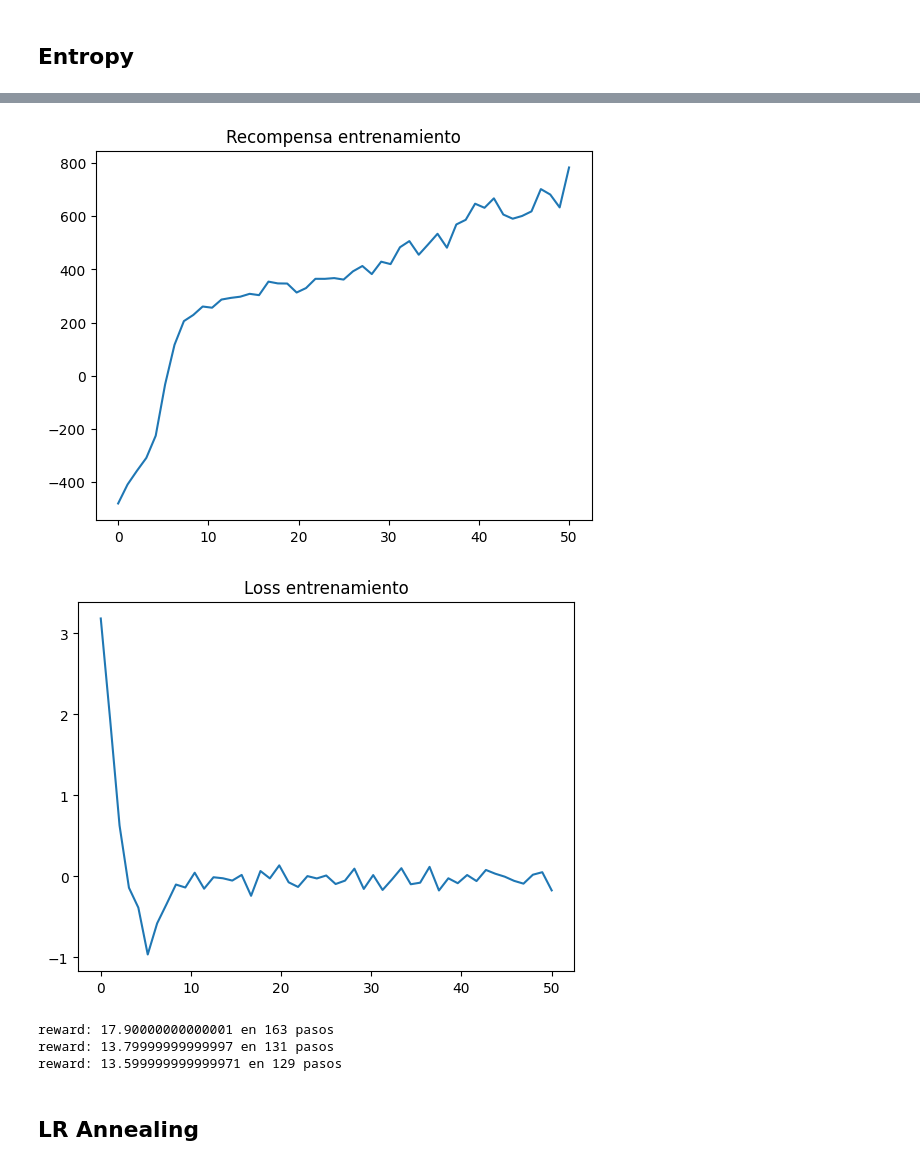
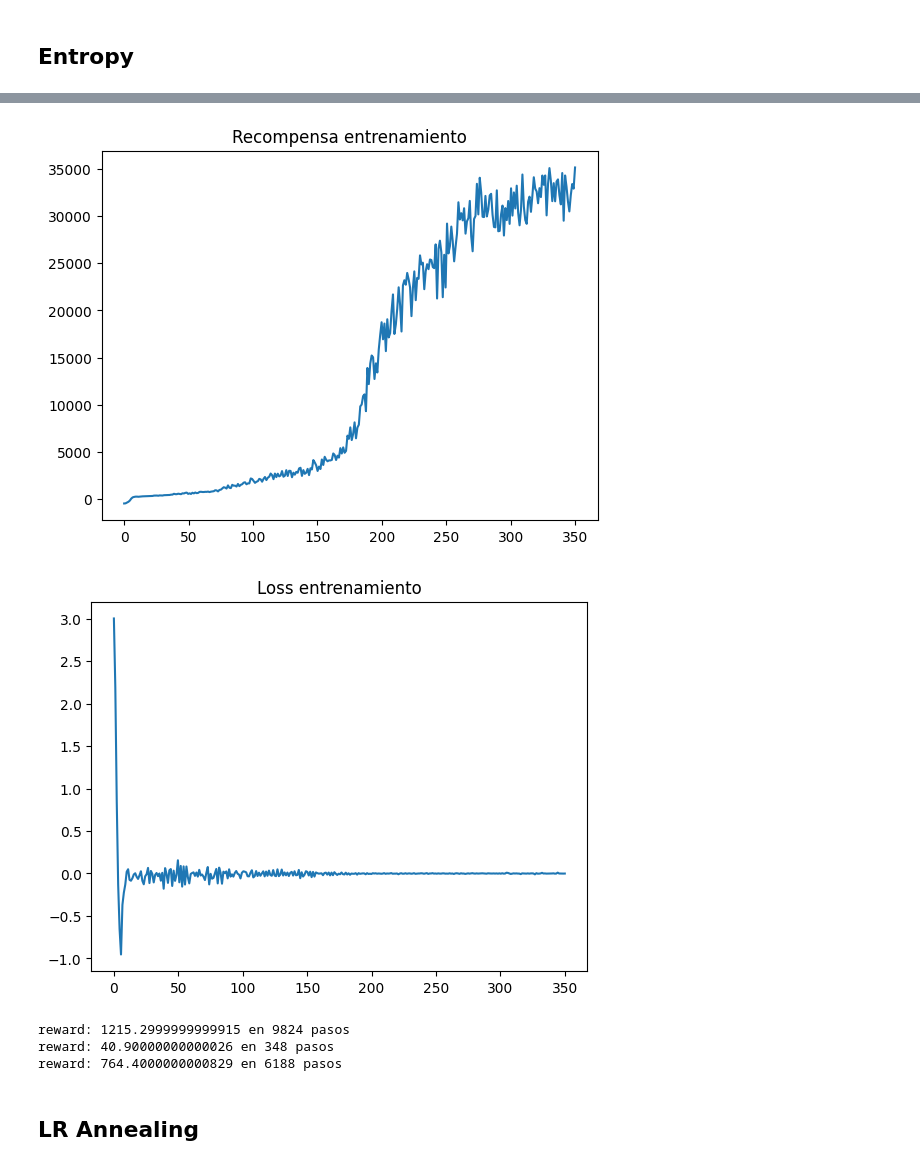
Before and after one commit to ArcaloJade/TPF-RL-LopezVilaclara-Costantini-Lewit, a Jupyter notebook: proyecto.ipynb, the cells around one changed output, grey strips where cells are left out. Saved outputs shown, nothing was run; the diff lists cells and outputs as text; code cells hidden in the pictures.

```diff
--- a/proyecto.ipynb
+++ b/proyecto.ipynb
@@ -193,7 +205,7 @@ env = gymnasium.make("FlappyBird-v0", use_lidar=False)
 policy_net = PolicyNet(12, 2)
 value_net = ValueNet(12, 1)
 hiperparams = {
-    "epochs": 1000, #dejar 1500,
+    "epochs": 500, #dejar 1500,
     "K": 80,
     "batch_size": 64,
     "policy_net": policy_net,
@@ -203,7 +215,7 @@ hiperparams = {
     "discount_factor": 0.95,
     "gae_lambda": 0.95,
     "entropy_coeficient": 0.01,
-    "max_length": 40000
+    "max_length": 5000
 
 }
 # %%
@@ -237,24 +249,24 @@ Epoch 50/50 -- reward: 709.00
 # %%
 modelo_entrenado = "PPO_Clip_Entropy v1"
 env = gymnasium.make("FlappyBird-v0", use_lidar=False)
-PPO = PPO_Clip_Basic(hiperparams )
+PPO = PPO_Clip_Entropy(hiperparams )
 plot_metrics(modelo_entrenado, hiperparams)
 
 policy_net = PolicyNet(12, 2)
 
 policy_net.load_state_dict(torch.load(f"trained_net/{modelo_entrenado}/flappy_actor.pth"))
 policy_net.eval()
 
 PPO.policy_net = policy_net
 
 PPO.evaluate(env, 3)
 env.close()
 # %% [output]
-[figure, old version]
+[figure, new version]
-[figure, old version]
+[figure, new version]
-reward: 17.90000000000001 en 163 pasos
-reward: 13.79999999999997 en 131 pasos
-reward: 13.599999999999971 en 129 pasos
+reward: 1215.2999999999915 en 9824 pasos
+reward: 40.90000000000026 en 348 pasos
+reward: 764.4000000000829 en 6188 pasos
 # %% [markdown]
 ## LR Annealing
 # %%
```
Also changed, not shown: parts of 14 cells of this notebook, 34 other files.
